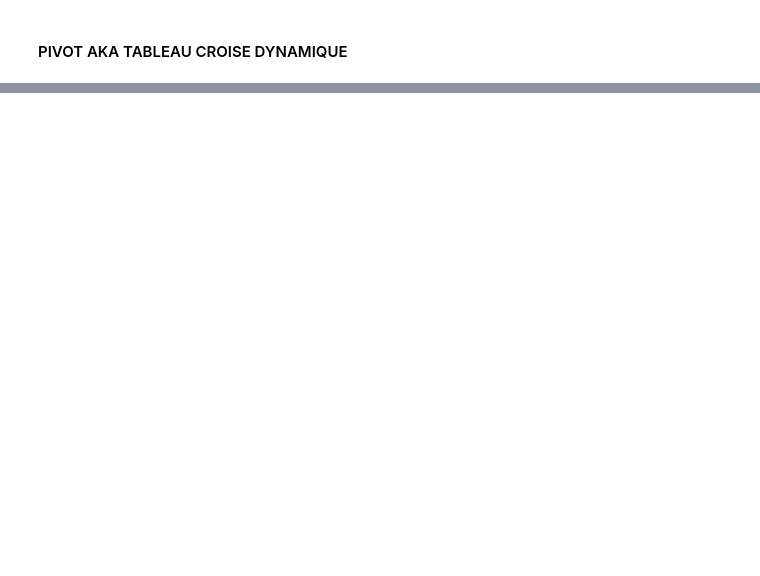
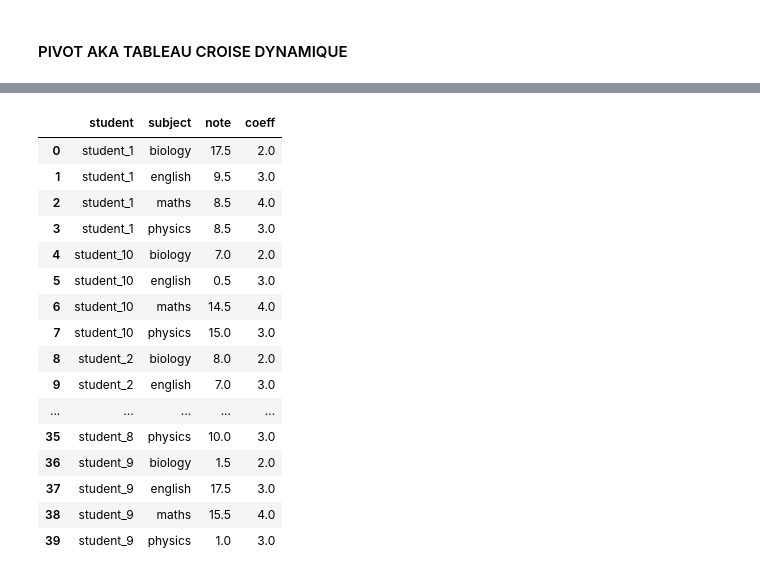
Before and after one commit to lamamram/python-analyse, a Jupyter notebook: cours_pandas_operations.ipynb, the cells around one changed output, grey strips where cells are left out. Cells and saved outputs as stored; diff of their text form; code cells hidden in the pictures; blank space fills up the shorter version.

```diff
--- a/cours_pandas_operations.ipynb
+++ b/cours_pandas_operations.ipynb
@@ -158,0 +179,24 @@ Name: species, dtype: int64
+# %%
+## revenir du format large vers le format long
+# stack() si on a plusieurs de colonnes on peut pivoter niveau en tant que nouveau index
+# reset_index() : remettre un ou plusieurs de niveaux d'index en tant que colonne
+notes_df = pivoted_df.stack(level=1).reset_index()
+notes_df
+# %% [output]
+|  | student | subject | note | coeff |
+| 0 | student_1 | biology | 17.5 | 2.0 |
+| 1 | student_1 | english | 9.5 | 3.0 |
+| 2 | student_1 | maths | 8.5 | 4.0 |
+| 3 | student_1 | physics | 8.5 | 3.0 |
+| 4 | student_10 | biology | 7.0 | 2.0 |
+| 5 | student_10 | english | 0.5 | 3.0 |
+| 6 | student_10 | maths | 14.5 | 4.0 |
+| 7 | student_10 | physics | 15.0 | 3.0 |
+| 8 | student_2 | biology | 8.0 | 2.0 |
+| 9 | student_2 | english | 7.0 | 3.0 |
+| ... | ... | ... | ... | ... |
+| 35 | student_8 | physics | 10.0 | 3.0 |
+| 36 | student_9 | biology | 1.5 | 2.0 |
+| 37 | student_9 | english | 17.5 | 3.0 |
+| 38 | student_9 | maths | 15.5 | 4.0 |
+| 39 | student_9 | physics | 1.0 | 3.0 |
```
Also changed, not shown: parts of 16 cells of this notebook.
